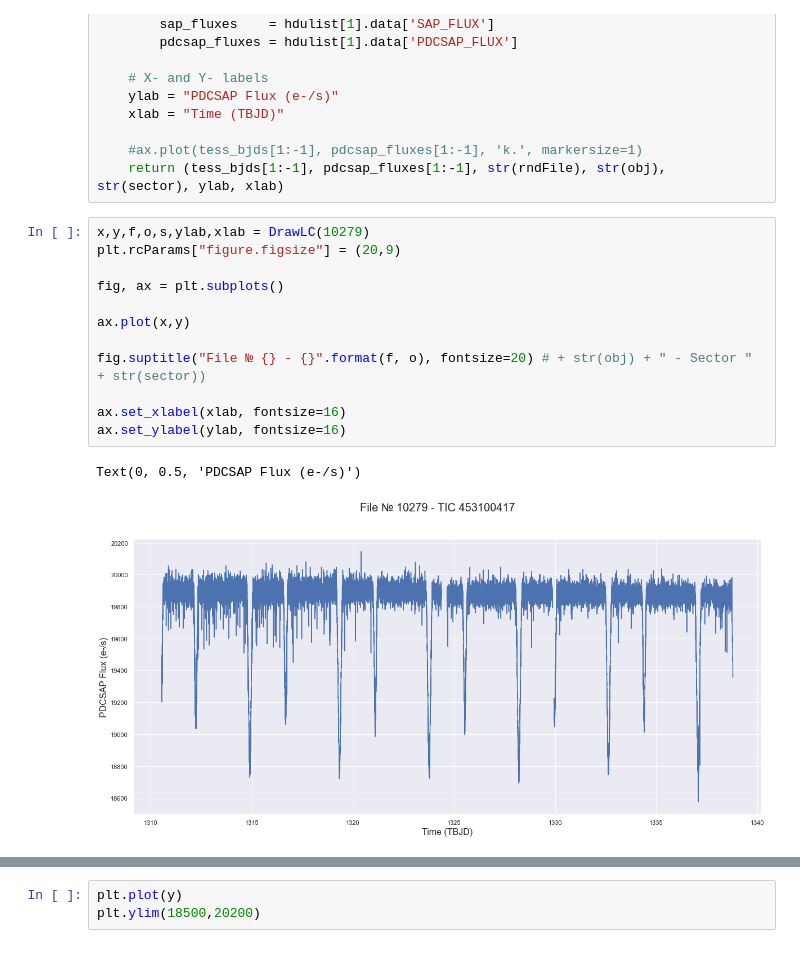
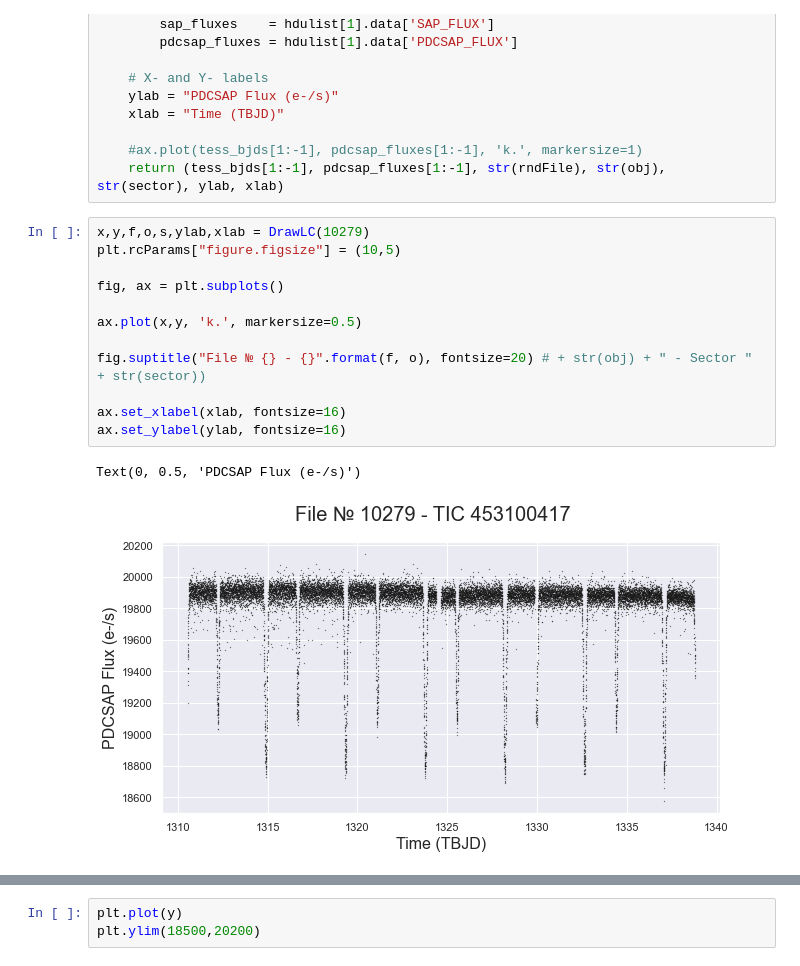
Before and after one commit to jdowzell/Thesis, a Jupyter notebook: 20210417 - Checking Timeseries Breaks.ipynb, the cells around one changed output, grey strips where cells are left out. Drawn from its saved outputs; the diff is of its cells as text.

```diff
--- a/20210417 - Checking Timeseries Breaks.ipynb
+++ b/20210417 - Checking Timeseries Breaks.ipynb
@@ -83,16 +83,16 @@ def DrawLC(rndFile=-1):
     return (tess_bjds[1:-1], pdcsap_fluxes[1:-1], str(rndFile), str(obj), str(sector), ylab, xlab)
 # %%
 x,y,f,o,s,ylab,xlab = DrawLC(10279)
-plt.rcParams["figure.figsize"] = (20,9)
+plt.rcParams["figure.figsize"] = (10,5)
 
 fig, ax = plt.subplots()
 
-ax.plot(x,y)
+ax.plot(x,y, 'k.', markersize=0.5)
 
 fig.suptitle("File № {} - {}".format(f, o), fontsize=20) # + str(obj) + " - Sector " + str(sector))
 
 ax.set_xlabel(xlab, fontsize=16)
 ax.set_ylabel(ylab, fontsize=16)
 # %% [output]
 Text(0, 0.5, 'PDCSAP Flux (e-/s)')
-[figure, old version]
+[figure, new version]
```
Also changed, not shown: parts of 8 cells of this notebook, 19 other files.
